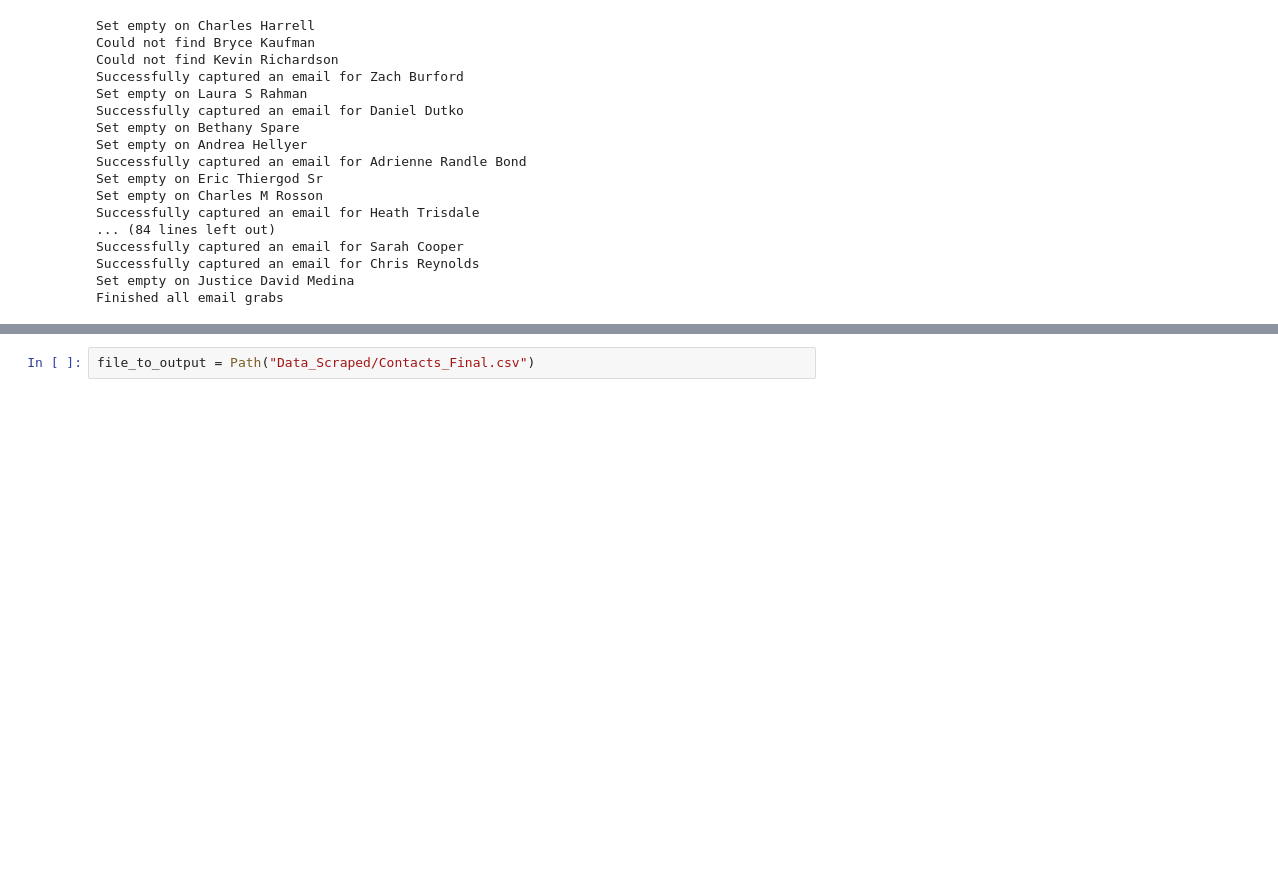
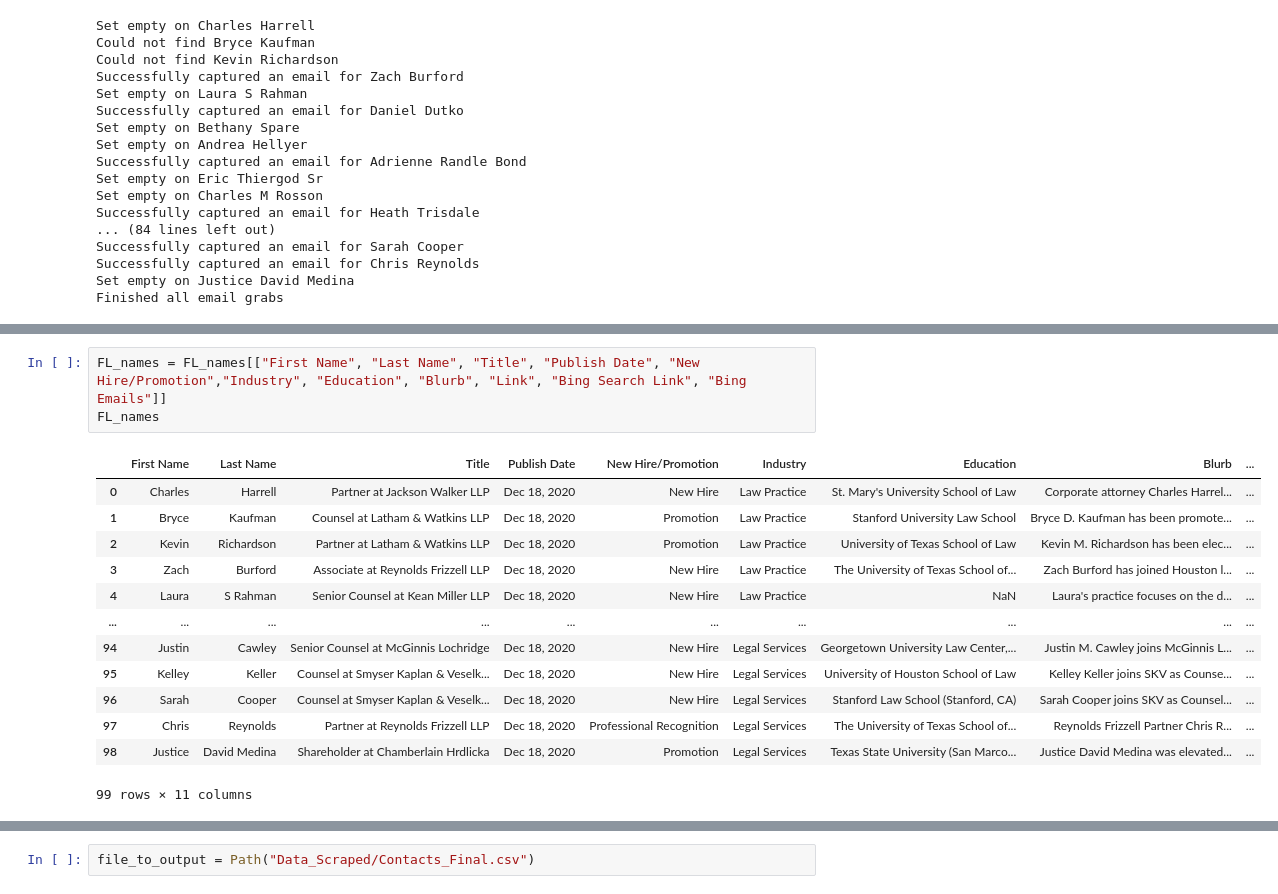
Before and after one commit to KPH3802/BizJournal_Scrape, a Jupyter notebook: Retesting_Code.ipynb, the cells around one changed output, grey strips where cells are left out. Cells and saved outputs as stored; diff of their text form; blank space fills up the shorter version.

```diff
--- a/Retesting_Code.ipynb
+++ b/Retesting_Code.ipynb
@@ -299,2 +347,19 @@ FL.head()
+# %%
+FL_names = FL_names[["First Name", "Last Name", "Title", "Publish Date", "New Hire/Promotion","Industry", "Education", "Blurb", "Link", "Bing Search Link", "Bing Emails"]]
+FL_names
+# %% [output]
+|  | First Name | Last Name | Title | Publish Date | New Hire/Promotion | Industry | Education | Blurb | ... |
+| 0 | Charles | Harrell | Partner at Jackson Walker LLP | Dec 18, 2020 | New Hire | Law Practice | St. Mary's University School of Law | Corporate attorney Charles Harrel... | ... |
+| 1 | Bryce | Kaufman | Counsel at Latham & Watkins LLP | Dec 18, 2020 | Promotion | Law Practice | Stanford University Law School | Bryce D. Kaufman has been promote... | ... |
+| 2 | Kevin | Richardson | Partner at Latham & Watkins LLP | Dec 18, 2020 | Promotion | Law Practice | University of Texas School of Law | Kevin M. Richardson has been elec... | ... |
+| 3 | Zach | Burford | Associate at Reynolds Frizzell LLP | Dec 18, 2020 | New Hire | Law Practice | The University of Texas School of... | Zach Burford has joined Houston l... | ... |
+| 4 | Laura | S Rahman | Senior Counsel at Kean Miller LLP | Dec 18, 2020 | New Hire | Law Practice | NaN | Laura's practice focuses on the d... | ... |
+| ... | ... | ... | ... | ... | ... | ... | ... | ... | ... |
+| 94 | Justin | Cawley | Senior Counsel at McGinnis Lochridge | Dec 18, 2020 | New Hire | Legal Services | Georgetown University Law Center,... | Justin M. Cawley joins McGinnis L... | ... |
+| 95 | Kelley | Keller | Counsel at Smyser Kaplan & Veselk... | Dec 18, 2020 | New Hire | Legal Services | University of Houston School of Law | Kelley Keller joins SKV as Counse... | ... |
+| 96 | Sarah | Cooper | Counsel at Smyser Kaplan & Veselk... | Dec 18, 2020 | New Hire | Legal Services | Stanford Law School (Stanford, CA) | Sarah Cooper joins SKV as Counsel... | ... |
+| 97 | Chris | Reynolds | Partner at Reynolds Frizzell LLP | Dec 18, 2020 | Professional Recognition | Legal Services | The University of Texas School of... | Reynolds Frizzell Partner Chris R... | ... |
+| 98 | Justice | David Medina | Shareholder at Chamberlain Hrdlicka | Dec 18, 2020 | Promotion | Legal Services | Texas State University (San Marco... | Justice David Medina was elevated... | ... |
+99 rows × 11 columns
 # %%
 pd.set_option('display.max_rows', None)
```
Also changed, not shown: parts of 14 cells of this notebook.
